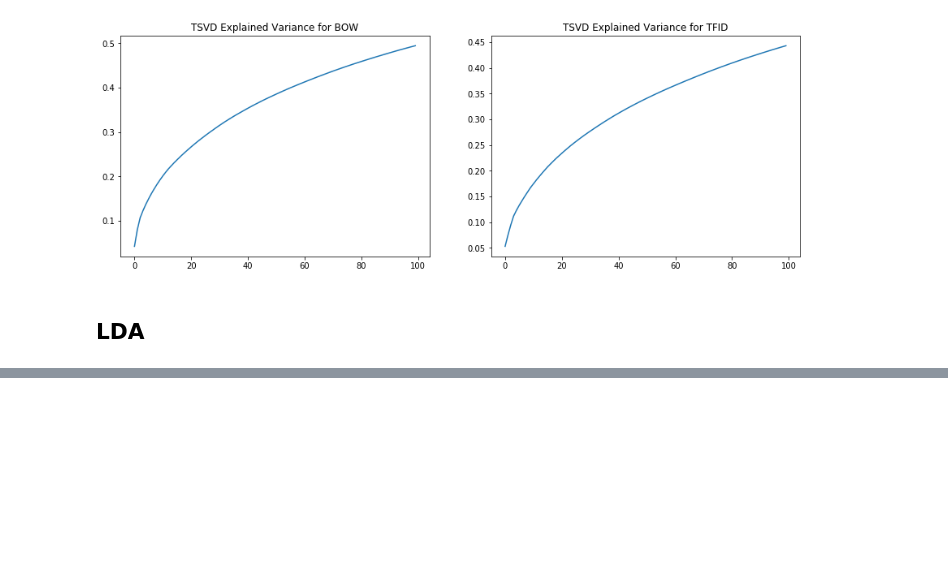
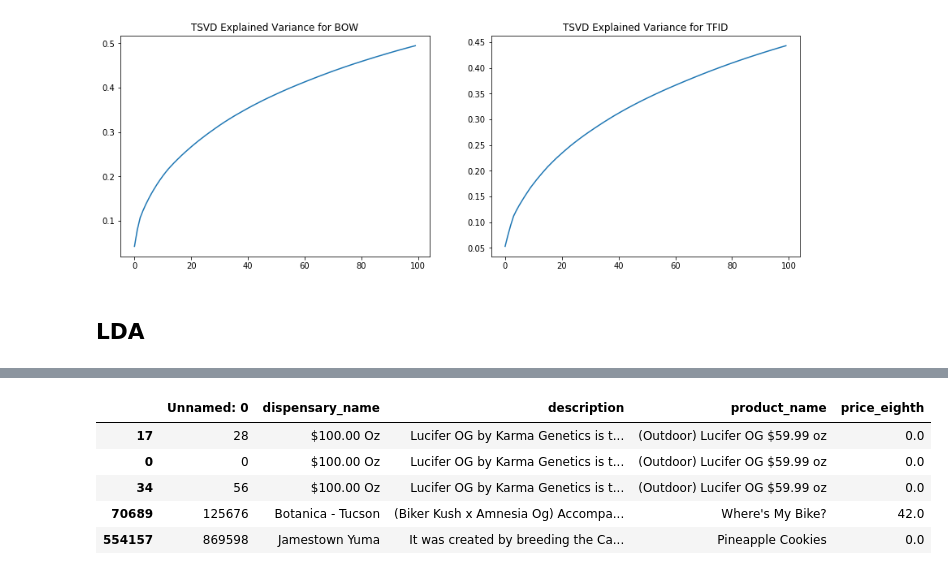
Before and after one commit to CyrusDioun/Jimmy_ML_sandbox, a Jupyter notebook: data_prep.ipynb, the cells around one changed output, grey strips where cells are left out. Saved outputs shown, nothing was run; the diff lists cells and outputs as text; code cells hidden in the pictures; blank space fills up the shorter version.

```diff
--- a/data_prep.ipynb
+++ b/data_prep.ipynb
@@ -231,0 +367,5 @@ for i in range(num_clusters):
+# %%
+cleaned_weed_text = pd.read_csv('datasets/cleaned_desc.csv')
+# %%
+from sklearn.neighbors import NearestNeighbors
+nbrs = NearestNeighbors(n_neighbors=5, algorithm='ball_tree').fit(tsvd_bow_npy)
@@ -231,0 +374,12 @@ for i in range(num_clusters):
+# %%
+distances, indices = nbrs.kneighbors(tsvd_bow_npy[:1,:])
+# %%
+close_to_first = indices[0]
+cleaned_weed_text.iloc[close_to_first]
+# %% [output]
+|  | Unnamed: 0 | dispensary_name | description | product_name | price_eighth |
+| 17 | 28 | $100.00 Oz | Lucifer OG by Karma Genetics is t... | (Outdoor) Lucifer OG $59.99 oz | 0.0 |
+| 0 | 0 | $100.00 Oz | Lucifer OG by Karma Genetics is t... | (Outdoor) Lucifer OG $59.99 oz | 0.0 |
+| 34 | 56 | $100.00 Oz | Lucifer OG by Karma Genetics is t... | (Outdoor) Lucifer OG $59.99 oz | 0.0 |
+| 70689 | 125676 | Botanica - Tucson | (Biker Kush x Amnesia Og) Accompa... | Where's My Bike? | 42.0 |
+| 554157 | 869598 | Jamestown Yuma | It was created by breeding the Ca... | Pineapple Cookies | 0.0 |
```
Also changed, not shown: parts of 38 cells of this notebook.
